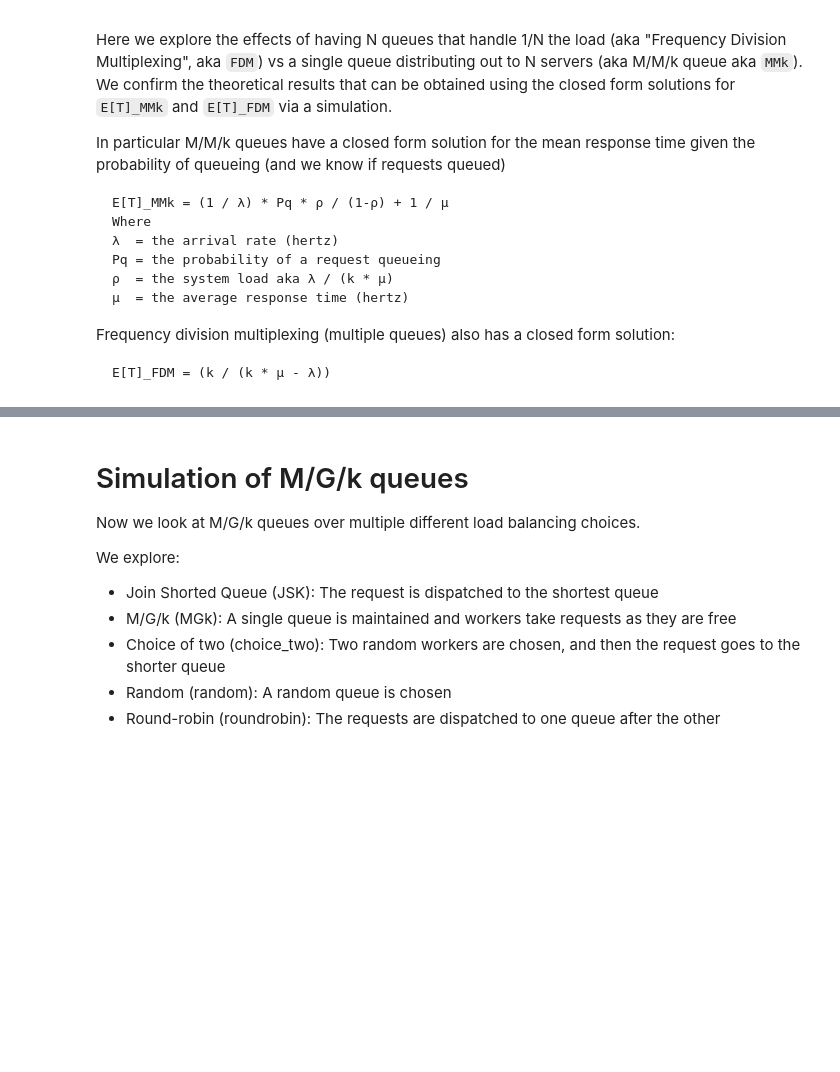
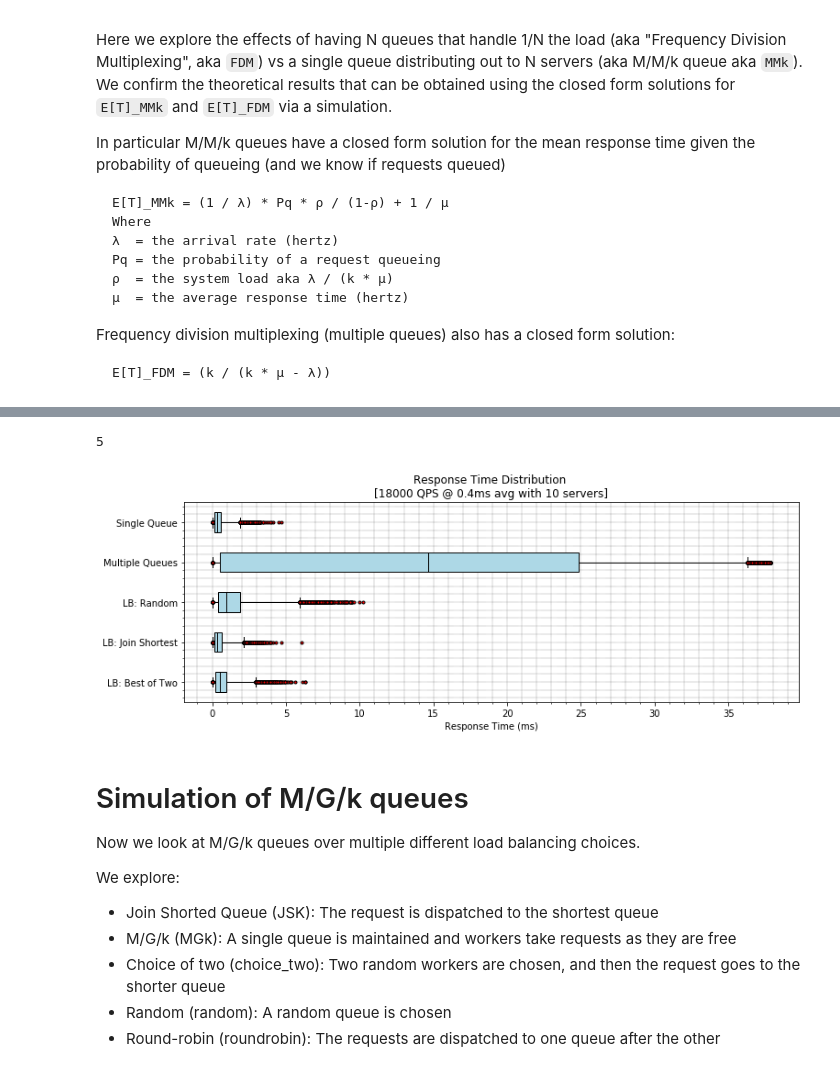
Before and after one commit to jolynch/performance-analysis, a Jupyter notebook: notebooks/queueing_theory/queueing_analysis.ipynb, the cells around one changed output, grey strips where cells are left out. Saved outputs shown, nothing was run; the diff lists cells and outputs as text; code cells hidden in the pictures; blank space fills up the shorter version.

```diff
--- a/notebooks/queueing_theory/queueing_analysis.ipynb
+++ b/notebooks/queueing_theory/queueing_analysis.ipynb
@@ -296,3 +445,26 @@ plt.show()
+# %%
+fig1, ax = plt.subplots(figsize=(12,4))
+
+opts = sorted(all_queueing_options.keys())
+data = [all_queueing_options[i] for i in opts]
+print(len(all_queueing_options))
+
+bplot1 = ax.boxplot(data, whis=[1,99],showfliers=True,flierprops=flier, labels=opts,
+                    patch_artist=True, vert=False)
+color_bplot(bplot1, 'black', 'lightblue')
+
+plt.title("Response Time Distribution \n[{0} QPS @ {1}ms avg with {2} servers]".format(
+    QPS, AVG_RESPONSE_MS, SERVERS)
+)
+
+plt.minorticks_on()
+plt.grid(which='major', linestyle=':', linewidth='0.4', color='black')
+plt.grid(which='minor', linestyle=':', linewidth='0.4', color='black')
+plt.xlabel('Response Time (ms)')
+plt.show()
+# %% [output]
+5
+[figure, added]
 # %% [markdown]
 Simulation of M/G/k queues
 ======================
```
Also changed, not shown: parts of 11 cells of this notebook.
